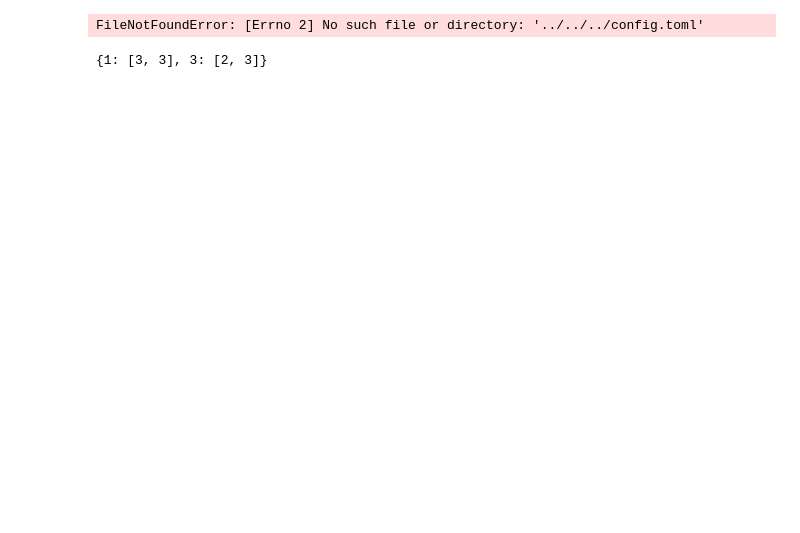
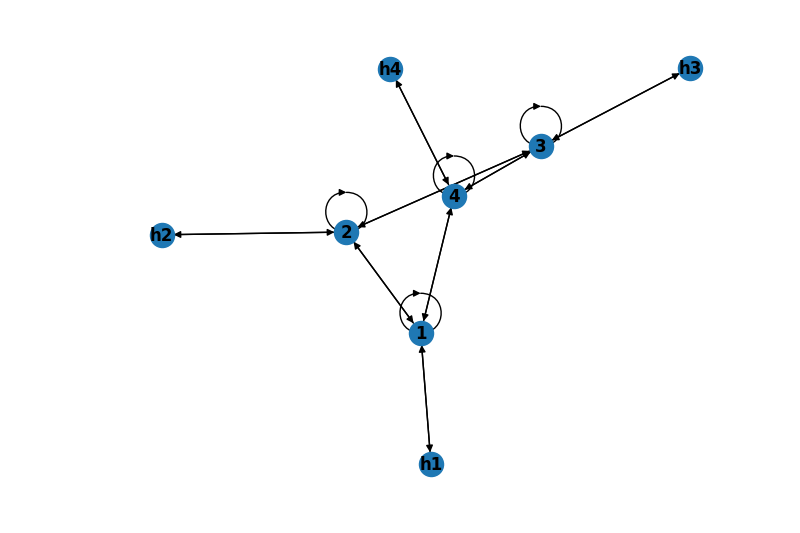
Before and after one commit to meodaiduoi/GAMR, a Jupyter notebook: RoutingComparation/dynamicsdn/test.ipynb, the cells around one changed output. Cells and saved outputs as stored; diff of their text form; code cells hidden in the pictures; blank space fills up the shorter version.

```diff
--- a/RoutingComparation/dynamicsdn/test.ipynb
+++ b/RoutingComparation/dynamicsdn/test.ipynb
@@ -1,15 +0,0 @@
-# %%
-import tomllib
-try:
-    with open("../../config.toml", "rb") as f:
-        toml_dict = tomllib.load(f)
-except tomllib.TOMLDecodeError:
-    print("Yep, definitely not valid.")
-# %% [output]
-FileNotFoundError: [Errno 2] No such file or directory: '../../../config.toml'
-# %%
-from helper.utils import *
-
-get_link_to_port()[4]
-# %% [output]
-{1: [3, 3], 3: [2, 3]}
@@ -15,0 +8,9 @@ get_link_to_port()[4]
+# %%
+import matplotlib.pyplot as plt
+_, graph = get_full_topo_graph()
+# json to networkx object
+# plot graph
+nx.draw(graph, with_labels=True, font_weight='bold')
+plt.show()
+# %% [output]
+[figure, added]
```
Also changed, not shown: parts of 4 cells of this notebook, 13 other files.
